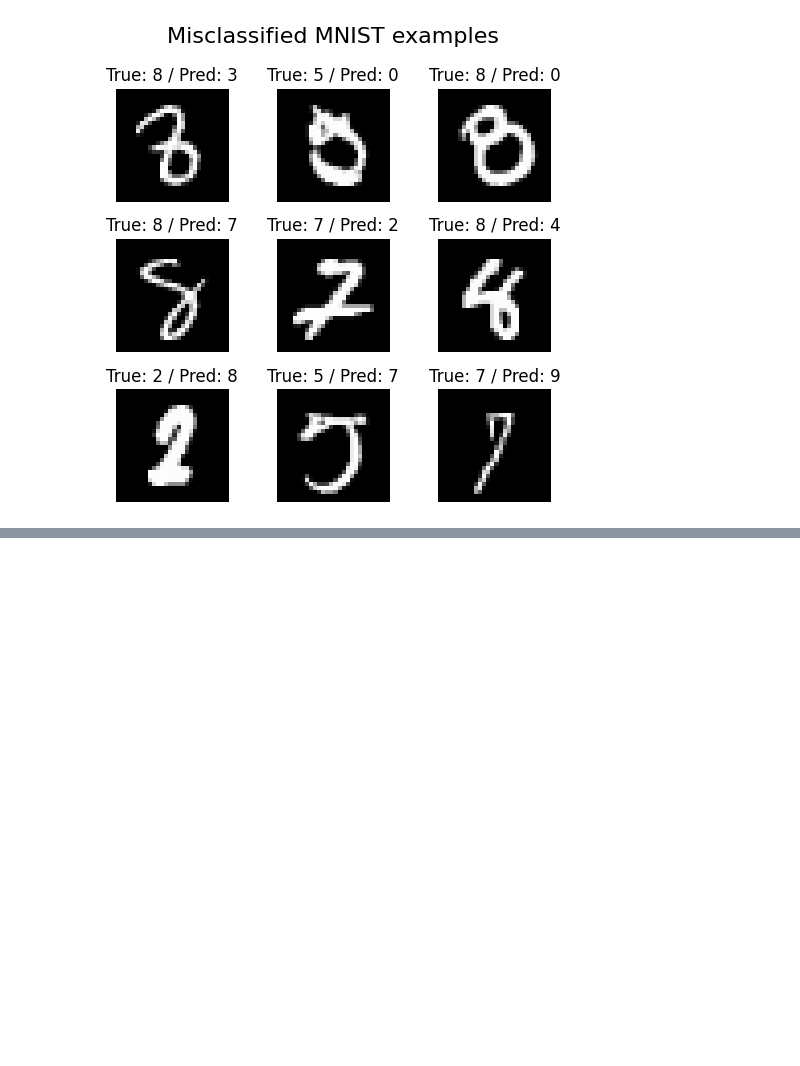
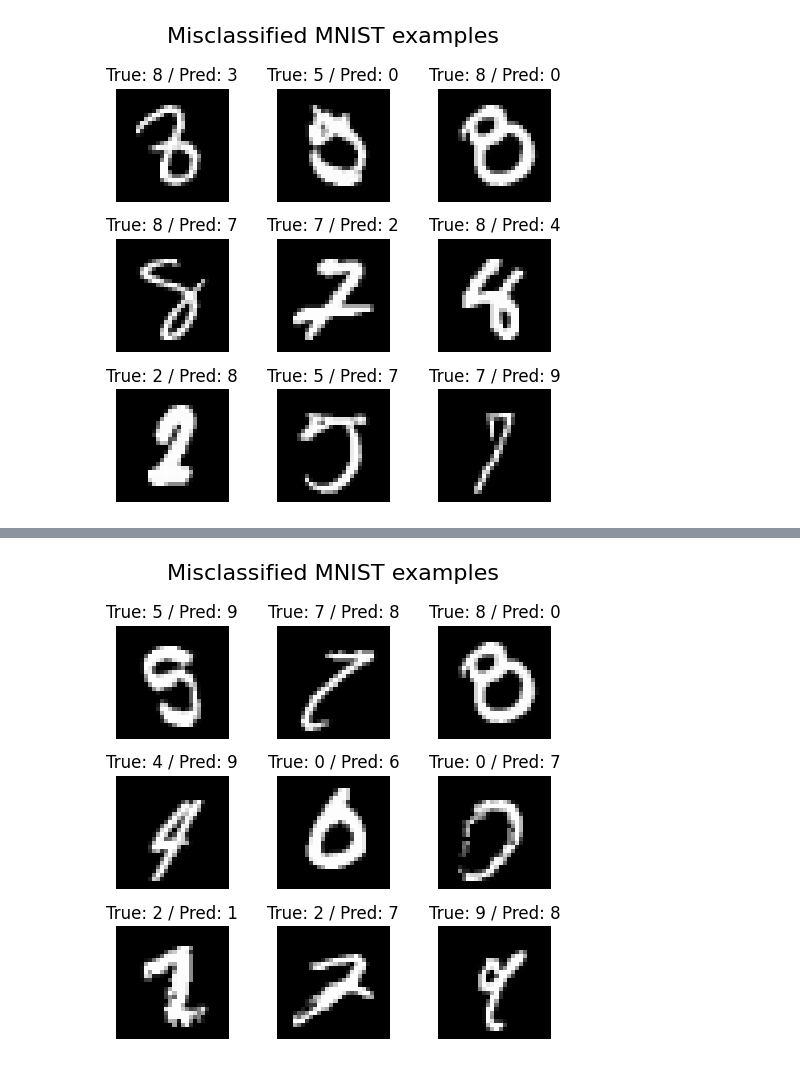
Before and after one commit to nastyapetrunia/data-science-internship-test-tasks, a Jupyter notebook: task1_mnist_image_classification/demo_task1.ipynb, the cells around one changed output, grey strips where cells are left out. Cells and saved outputs as stored; diff of their text form; code cells hidden in the pictures; blank space fills up the shorter version.

```diff
--- a/task1_mnist_image_classification/demo_task1.ipynb
+++ b/task1_mnist_image_classification/demo_task1.ipynb
@@ -485,0 +589,4 @@ plt.show()
+# %%
+print_misclassified(X_test_original, y_pred_cnn, y_test)
+# %% [output]
+[figure, added]
```
Also changed, not shown: parts of 16 cells of this notebook, 3 other files.
